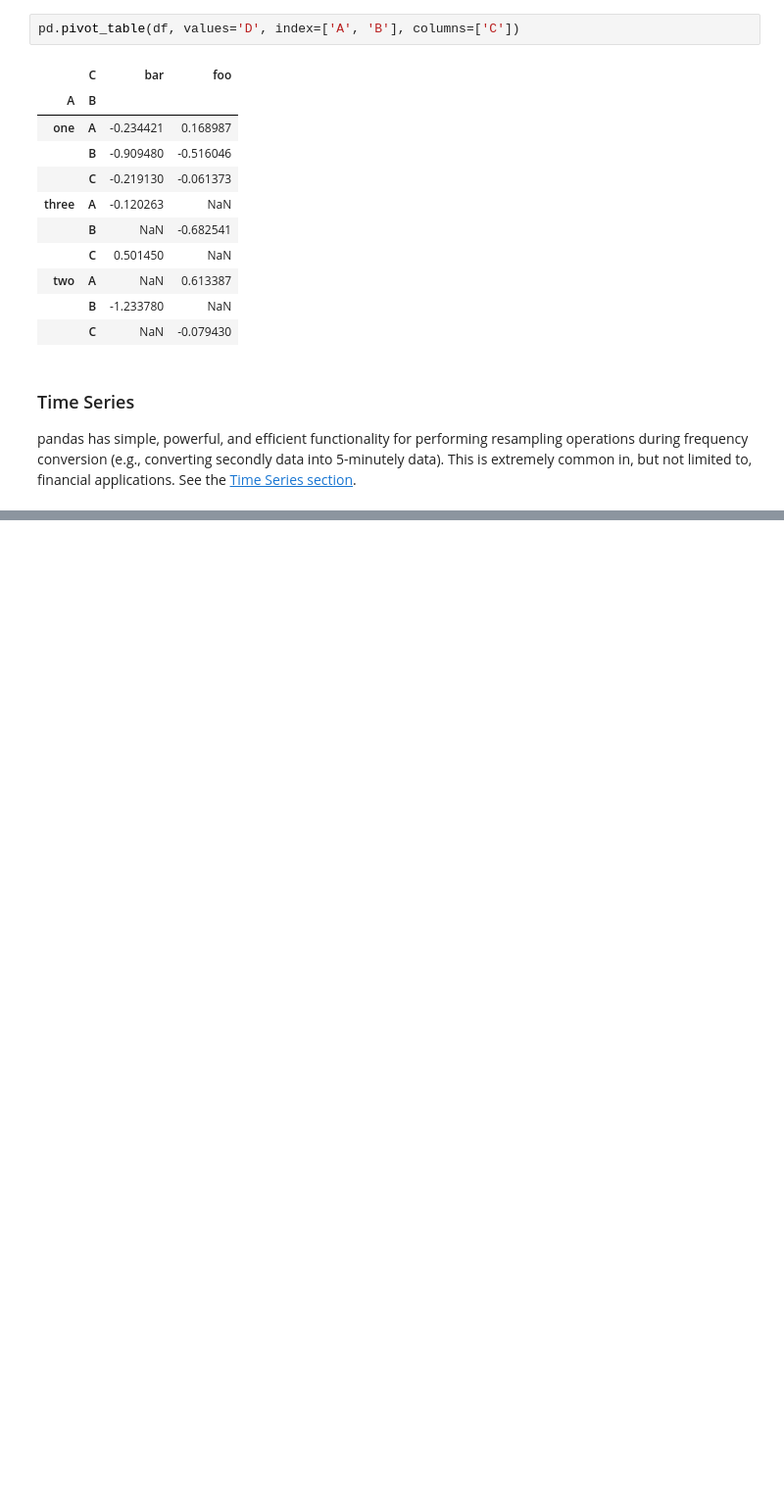
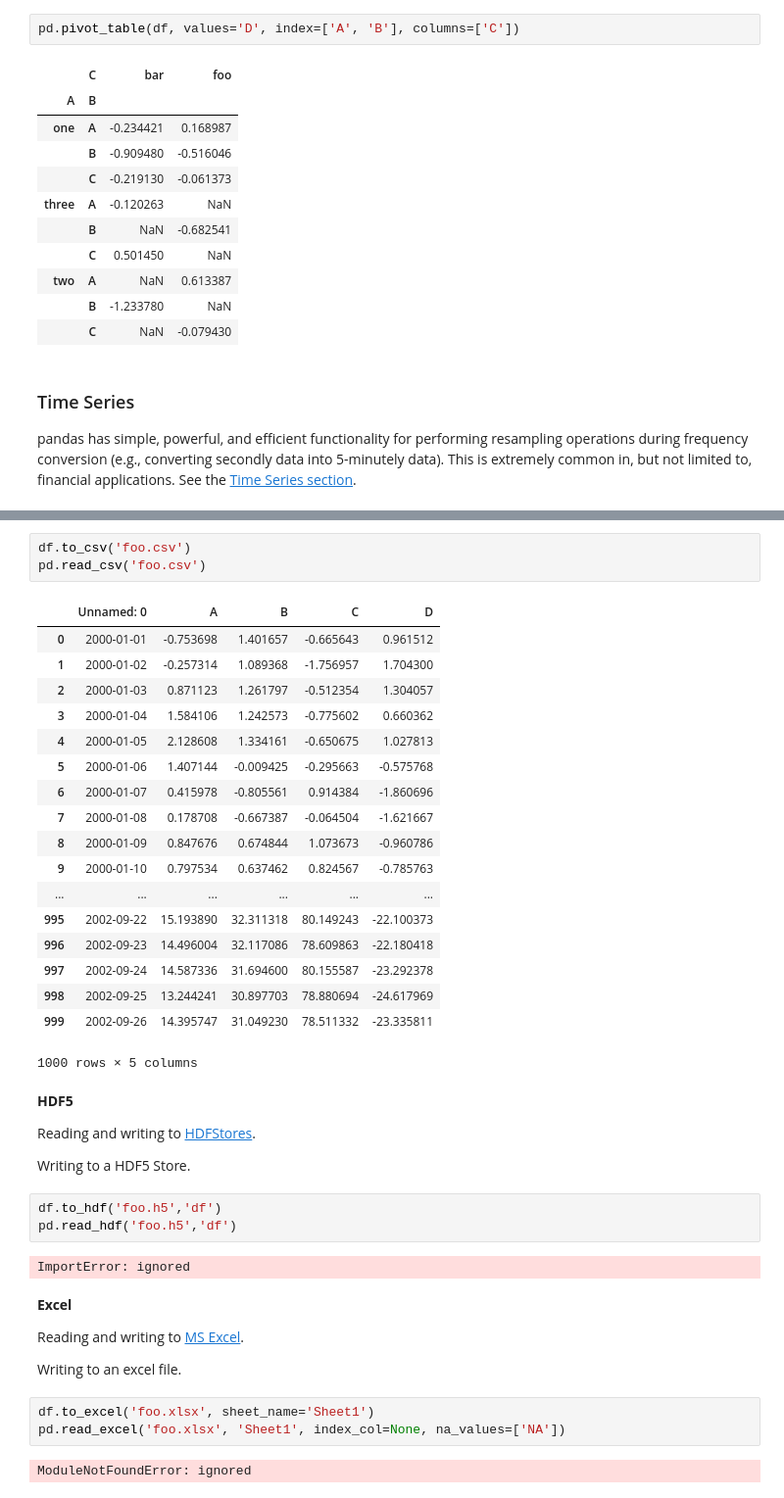
Before and after one commit to yerartdev/uc-m1967-mdsi, a Jupyter notebook: d7/m1967-pandas-gerardo-de-miguel-gonzalez-d7.ipynb, the cells around one changed output, grey strips where cells are left out. Shown at 98% size. Drawn from its saved outputs; the diff is of its cells as text; blank space fills up the shorter version.

```diff
--- a/d7/m1967-pandas-gerardo-de-miguel-gonzalez-d7.ipynb
+++ b/d7/m1967-pandas-gerardo-de-miguel-gonzalez-d7.ipynb
@@ -1216,0 +1543,44 @@ pandas has simple, powerful, and efficient functionality for performing resampli
+# %%
+df.to_csv('foo.csv')
+pd.read_csv('foo.csv')
+# %% [output]
+|  | Unnamed: 0 | A | B | C | D |
+| 0 | 2000-01-01 | -0.753698 | 1.401657 | -0.665643 | 0.961512 |
+| 1 | 2000-01-02 | -0.257314 | 1.089368 | -1.756957 | 1.704300 |
+| 2 | 2000-01-03 | 0.871123 | 1.261797 | -0.512354 | 1.304057 |
+| 3 | 2000-01-04 | 1.584106 | 1.242573 | -0.775602 | 0.660362 |
+| 4 | 2000-01-05 | 2.128608 | 1.334161 | -0.650675 | 1.027813 |
+| 5 | 2000-01-06 | 1.407144 | -0.009425 | -0.295663 | -0.575768 |
+| 6 | 2000-01-07 | 0.415978 | -0.805561 | 0.914384 | -1.860696 |
+| 7 | 2000-01-08 | 0.178708 | -0.667387 | -0.064504 | -1.621667 |
+| 8 | 2000-01-09 | 0.847676 | 0.674844 | 1.073673 | -0.960786 |
+| 9 | 2000-01-10 | 0.797534 | 0.637462 | 0.824567 | -0.785763 |
+| ... | ... | ... | ... | ... | ... |
+| 995 | 2002-09-22 | 15.193890 | 32.311318 | 80.149243 | -22.100373 |
+| 996 | 2002-09-23 | 14.496004 | 32.117086 | 78.609863 | -22.180418 |
+| 997 | 2002-09-24 | 14.587336 | 31.694600 | 80.155587 | -23.292378 |
+| 998 | 2002-09-25 | 13.244241 | 30.897703 | 78.880694 | -24.617969 |
+| 999 | 2002-09-26 | 14.395747 | 31.049230 | 78.511332 | -23.335811 |
+1000 rows × 5 columns
+# %% [markdown]
+**HDF5**
+
+Reading and writing to [HDFStores](http://pandas.pydata.org/pandas-docs/stable/io.html#io-hdf5).
+
+Writing to a HDF5 Store.
+# %%
+df.to_hdf('foo.h5','df')
+pd.read_hdf('foo.h5','df')
+# %% [output]
+ImportError: ignored
+# %% [markdown]
+**Excel**
+
+Reading and writing to [MS Excel](http://pandas.pydata.org/pandas-docs/stable/io.html#io-excel).
+
+Writing to an excel file.
+# %%
+df.to_excel('foo.xlsx', sheet_name='Sheet1')
+pd.read_excel('foo.xlsx', 'Sheet1', index_col=None, na_values=['NA'])
+# %% [output]
+ModuleNotFoundError: ignored
```
Also changed, not shown: parts of 35 cells of this notebook.
